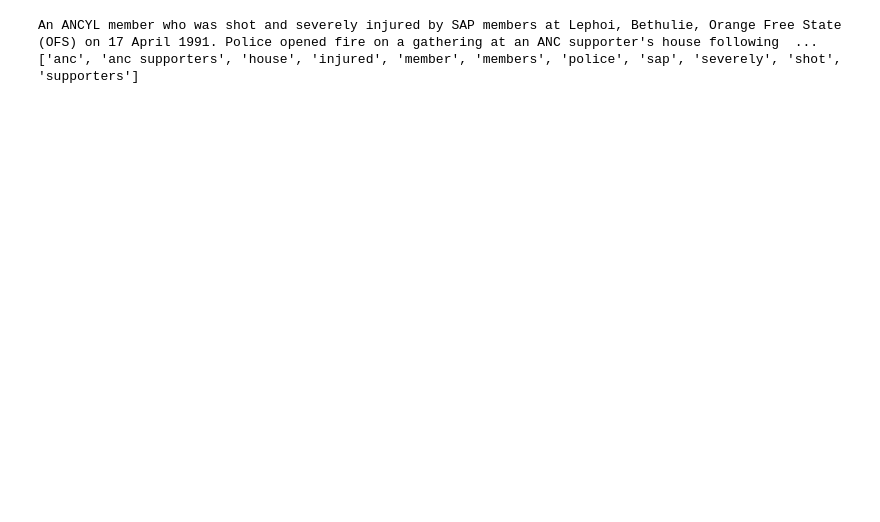
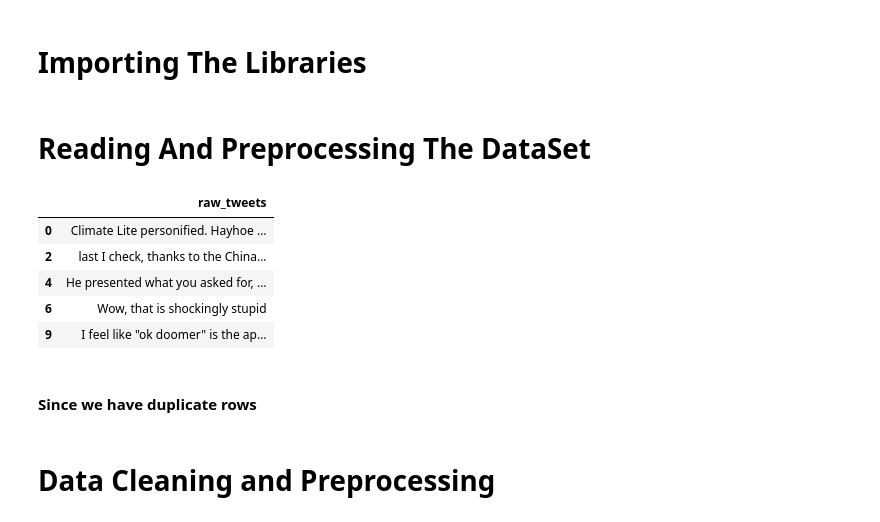
Before and after one commit to ayush0904/Topic-Modelling, a Jupyter notebook: Topic Modelling.ipynb, the cells around one changed output. Saved outputs shown, nothing was run; the diff lists cells and outputs as text; code cells hidden in the pictures; blank space fills up the shorter version.

```diff
--- a/Topic Modelling.ipynb
+++ b/Topic Modelling.ipynb
@@ -61,31 +0,0 @@ cleaned_docs[0]
-# %%
-vectorizer = TfidfVectorizer(
-                                lowercase=True,
-                                max_features=100,
-                                max_df=0.8, #words that occurs more than 80% in all documents delete it
-                                min_df=5, #less than 5 remove
-                                ngram_range = (1,3), #1,2,3 gram all 3 will run
-                                stop_words = "english"
-                            )
-
-vectors = vectorizer.fit_transform(cleaned_docs)
-feature_names = vectorizer.get_feature_names()
-dense = vectors.todense()
-denselist = dense.tolist()
-
-all_keywords = []
-
-for description in denselist:
-    x=0
-    keywords = []
-    for word in description:
-        if word > 0:
-            keywords.append(feature_names[x])
-        x=x+1
-    all_keywords.append(keywords)
-
-print (descriptions[0])
-print (all_keywords[0])
-# %% [output]
-An ANCYL member who was shot and severely injured by SAP members at Lephoi, Bethulie, Orange Free State (OFS) on 17 April 1991. Police opened fire on a gathering at an ANC supporter's house following  ...
-['anc', 'anc supporters', 'house', 'injured', 'member', 'members', 'police', 'sap', 'severely', 'shot', 'supporters']
@@ -109,0 +1,2 @@ with open ("data/trc_results.txt", "w", encoding="utf-8") as f:
+# %% [markdown]
+# Importing The Libraries
@@ -109,0 +42,19 @@ with open ("data/trc_results.txt", "w", encoding="utf-8") as f:
+# %% [markdown]
+# Reading And Preprocessing The DataSet
+# %%
+raw_data = pd.read_csv('MTurk-Labels-20201022.csv')
+tweet_data = raw_data[['Input.text']].copy()
+tweet_data = tweet_data.rename(columns={'Input.text': 'raw_tweets'})
+tweet_data = tweet_data.drop_duplicates(subset = ["raw_tweets"])
+tweet_data.head()
+# %% [output]
+|  | raw_tweets |
+| 0 | Climate Lite personified. Hayhoe ... |
+| 2 | last I check, thanks to the China... |
+| 4 | He presented what you asked for, ... |
+| 6 | Wow, that is shockingly stupid |
+| 9 | I feel like "ok doomer" is the ap... |
+# %% [markdown]
+#### Since we have duplicate rows
+# %% [markdown]
+# Data Cleaning and Preprocessing
```
Also changed, not shown: parts of 74 cells of this notebook.
